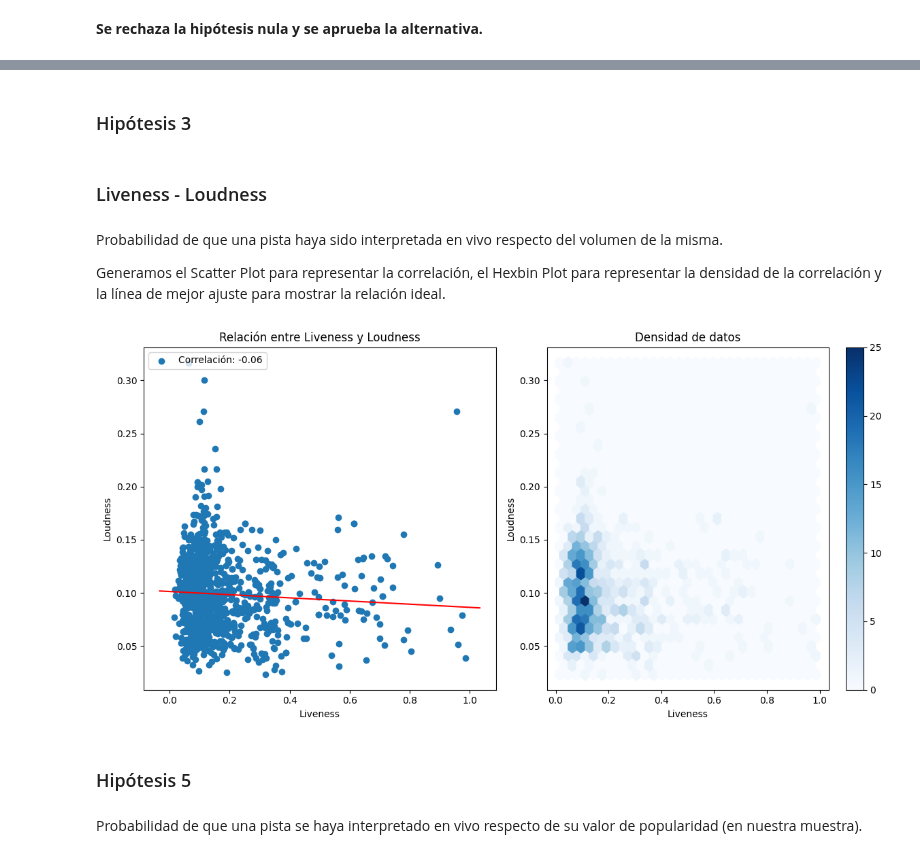
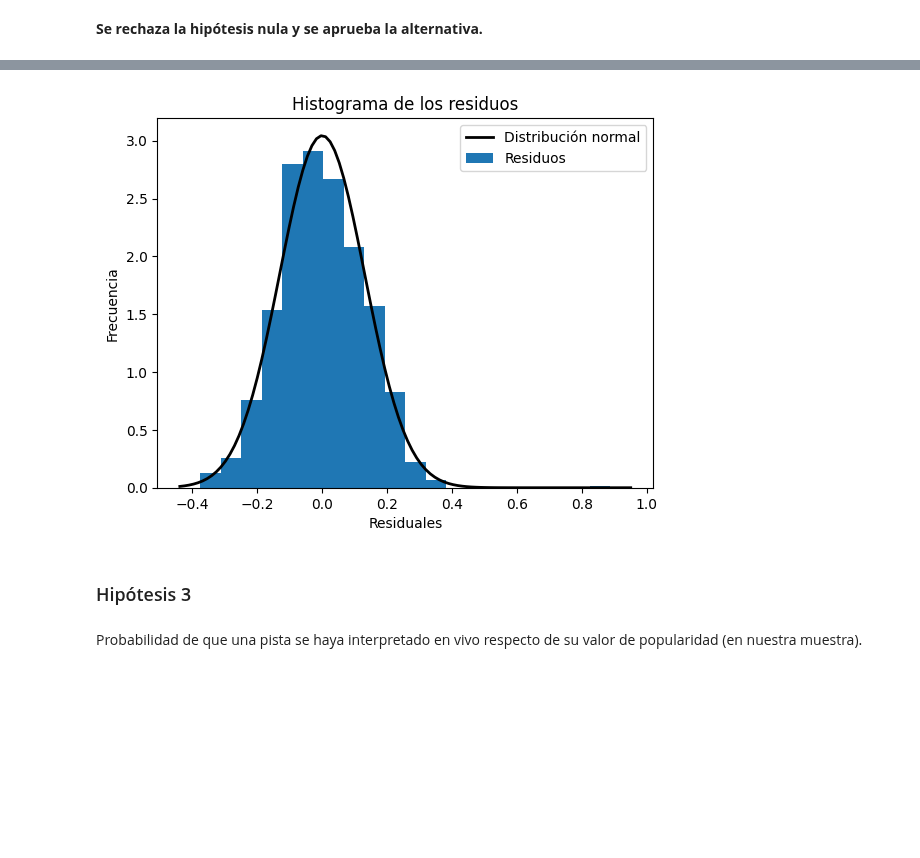
Before and after one commit to nachoperna/Fundamentos-de-la-Ciencia-de-Datos, a Jupyter notebook: TPE/tpe.ipynb, the cells around one changed output, grey strips where cells are left out. Saved outputs shown, nothing was run; the diff lists cells and outputs as text; code cells hidden in the pictures; blank space fills up the shorter version.

```diff
--- a/TPE/tpe.ipynb
+++ b/TPE/tpe.ipynb
@@ -1165,56 +1280,28 @@ Se rechaza la hipótesis nula y se aprueba la alternativa con un p-valor = 2.064
+# %%
+import matplotlib.pyplot as plt
+import statsmodels.api as sm
+
+from scipy.stats import norm
+
+# Histograma de residuos
+plt.hist(model.resid, bins=20, density=True)
+# Ajustamos una curva normal a esos residuos
+mu, std = norm.fit(model.resid)
+# Graficamos la curva de la distribución normal
+xmin, xmax = plt.xlim()
+x = np.linspace(xmin, xmax, 100)
+p = norm.pdf(x, mu, std)
+plt.plot(x, p, 'k', linewidth=2)
+
+plt.xlabel("Residuales")
+plt.ylabel("Frecuencia")
+plt.title("Histograma de los residuos")
+plt.legend(["Distribución normal", "Residuos"])
+plt.show()
+# %% [output]
+[figure, added]
 # %% [markdown]
 ### Hipótesis 3
-# %% [markdown]
-### Liveness - Loudness
-# %% [markdown]
-Probabilidad de que una pista haya sido interpretada en vivo respecto del volumen de la misma.
-
-Generamos el Scatter Plot para representar la correlación, el Hexbin Plot para representar la densidad de la correlación y la línea de mejor ajuste para mostrar la relación ideal.
-# %%
-variable1 = 'Liveness'
-variable2 = 'Loudness'
-
-# Creacion de figura para colocar 2 gráficos juntos
-fig, axes = plt.subplots(1, 2, figsize=(12, 6))
-
-# Ponemos el scatter plot del lado izquierdo
-axes[0].scatter(covers_sin_track_artist[variable1], covers_sin_track_artist[variable2], label="Datos")
-
-# Etiquetas y título del scatter plot
-axes[0].set_xlabel(variable1)
-axes[0].set_ylabel(variable2)
-axes[0].set_title(f"Relación entre {variable1} y {variable2}")
-
-# Calculo de la línea de mejor ajuste
-slope, intercept = np.polyfit(covers_sin_track_artist[variable1], covers_sin_track_artist[variable2], 1)
-x_vals = np.array(axes[0].get_xlim())  # Obtener los límites del eje x
-y_vals = intercept + slope * x_vals
-
-# Dibujamos la línea de mejor ajuste en el scatter plot
-axes[0].plot(x_vals, y_vals, color='red', linestyle='-')
-
-# Colocamos el valor de correlación en la etiqueta
-correlacion = covers_sin_track_artist[variable1].corr(covers_sin_track_artist[variable2])
-axes[0].legend([f"Correlación: {correlacion:.2f}"], loc="upper left")
-
-# Generamos el diagrama de hexágonos
-hb = axes[1].hexbin(covers_sin_track_artist[variable1], covers_sin_track_artist[variable2], gridsize=30, cmap='Blues')
-
-# Agregamos guía de color al hexbin plot
-plt.colorbar(hb, ax=axes[1])
-
-# Etiquetas y título del hexbin plot
-axes[1].set_title('Densidad de datos')
-axes[1].set_xlabel(variable1)
-axes[1].set_ylabel(variable2)
-
-# Mostrar la figura con los dos subplots
-plt.tight_layout()
-plt.show()
-# %% [output]
-[figure, removed]
-# %% [markdown]
-### Hipótesis 5
 # %% [markdown]
 Probabilidad de que una pista se haya interpretado en vivo respecto de su valor de popularidad (en nuestra muestra).
 # %%
```
Also changed, not shown: parts of 50 cells of this notebook.
